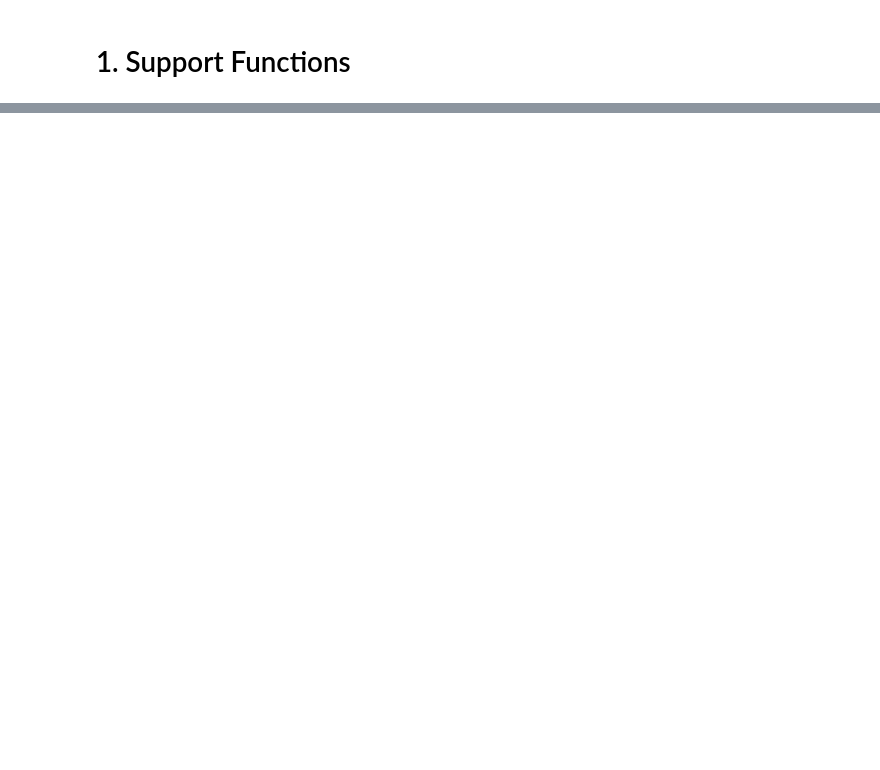
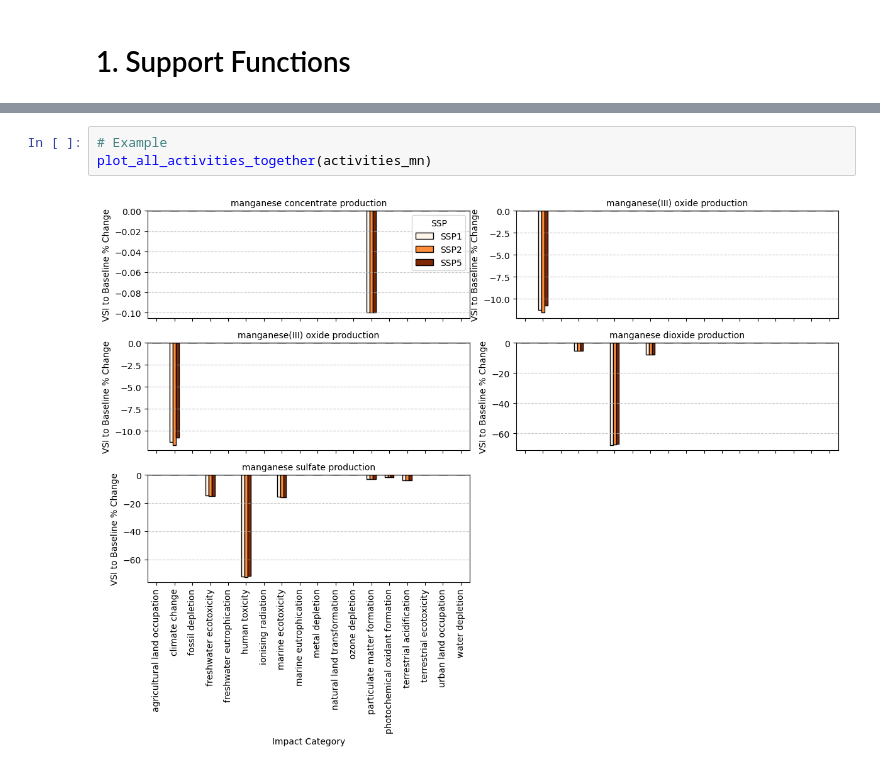
Before and after one commit to bernardomendonca/plca-NMC-oxide-BM-PhD, a Jupyter notebook: 8_synthesis.ipynb, the cells around one changed output, grey strips where cells are left out. Drawn from its saved outputs; the diff is of its cells as text; blank space fills up the shorter version.

```diff
--- a/8_synthesis.ipynb
+++ b/8_synthesis.ipynb
@@ -253,0 +447,5 @@ results
+# %%
+# Example
+plot_all_activities_together(activities_mn)
+# %% [output]
+[figure, added]
```
Also changed, not shown: parts of 40 cells of this notebook, 6 other files.
